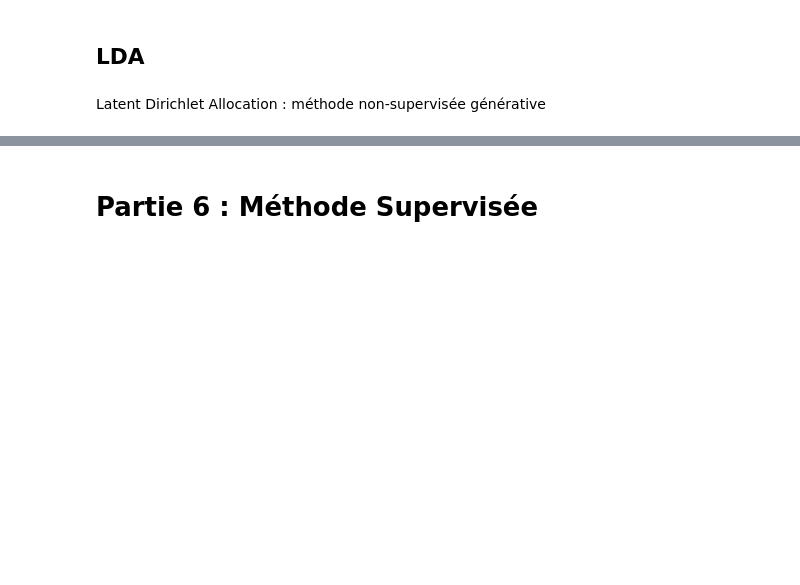
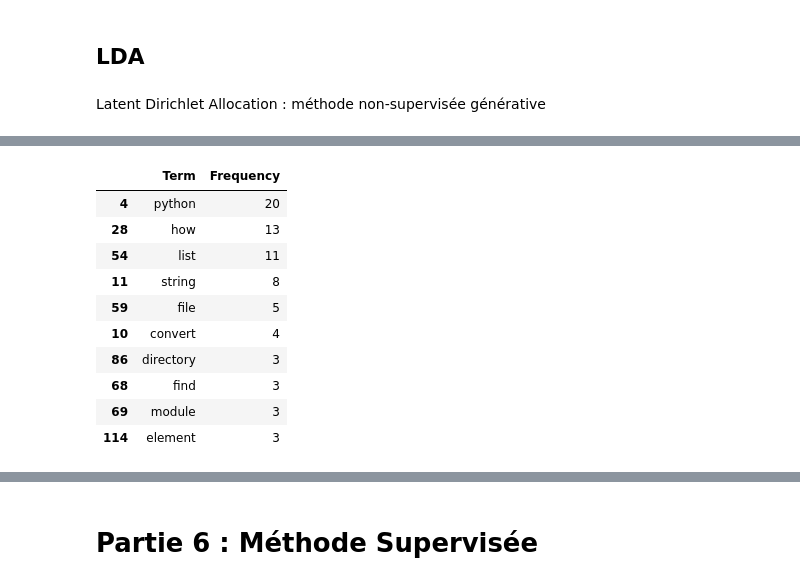
Before and after one commit to Randasabag/Projet-5-ML, a Jupyter notebook: P5_small2.ipynb, the cells around one changed output, grey strips where cells are left out. Saved outputs shown, nothing was run; the diff lists cells and outputs as text; code cells hidden in the pictures; blank space fills up the shorter version.

```diff
--- a/P5_small2.ipynb
+++ b/P5_small2.ipynb
@@ -546,0 +606,16 @@ string, python, class, convert, access, chang, represent, properti, output, subp
+# %%
+# Initialiser une liste pour stocker les données
+data = []
+
+# Récupérer les termes et leurs probabilités pour chaque sujet
+for topic_idx in range(lda.num_topics):
+    topic_terms = lda.get_topic_terms(topicid=topic_idx, topn=10)  # topn peut être ajusté selon les besoins
+    for term_id, prob in topic_terms:
+        term = dictionary[term_id]
+        data.append((topic_idx, term, prob))
+
+# Créer un DataFrame à partir des données
+df_lda = pd.DataFrame(data, columns=['Topic', 'Term', 'Probability'])
+
+# Afficher le DataFrame
+df_lda.head()
@@ -547,2 +629,30 @@ string, python, class, convert, access, chang, represent, properti, output, subp
+# %%
+# Supposons que `dictionary` est le dictionnaire de `gensim` créé à partir du corpus
+# et que `corpus` est la collection de documents transformés en bag-of-words
+
+# Récupérer les fréquences des termes
+term_frequencies = [(term_id, freq) for term_id, freq in dictionary.dfs.items()]
+term_frequencies = [(dictionary[term_id], freq) for term_id, freq in term_frequencies]
+
+# Créer un DataFrame à partir des fréquences des termes
+df_terms = pd.DataFrame(term_frequencies, columns=['Term', 'Frequency'])
+
+# Trier le DataFrame par fréquence décroissante
+df_terms_sorted = df_terms.sort_values(by='Frequency', ascending=False)
+
+# Afficher le DataFrame des termes les plus fréquents
+(df_terms_sorted.head(10))  # Afficher les 10 termes les plus fréquents
+# %% [output]
+|  | Term | Frequency |
+| 4 | python | 20 |
+| 28 | how | 13 |
+| 54 | list | 11 |
+| 11 | string | 8 |
+| 59 | file | 5 |
+| 10 | convert | 4 |
+| 86 | directory | 3 |
+| 68 | find | 3 |
+| 69 | module | 3 |
+| 114 | element | 3 |
 # %%
 # Métriques
```
Also changed, not shown: parts of 74 cells of this notebook, 3 other files.
